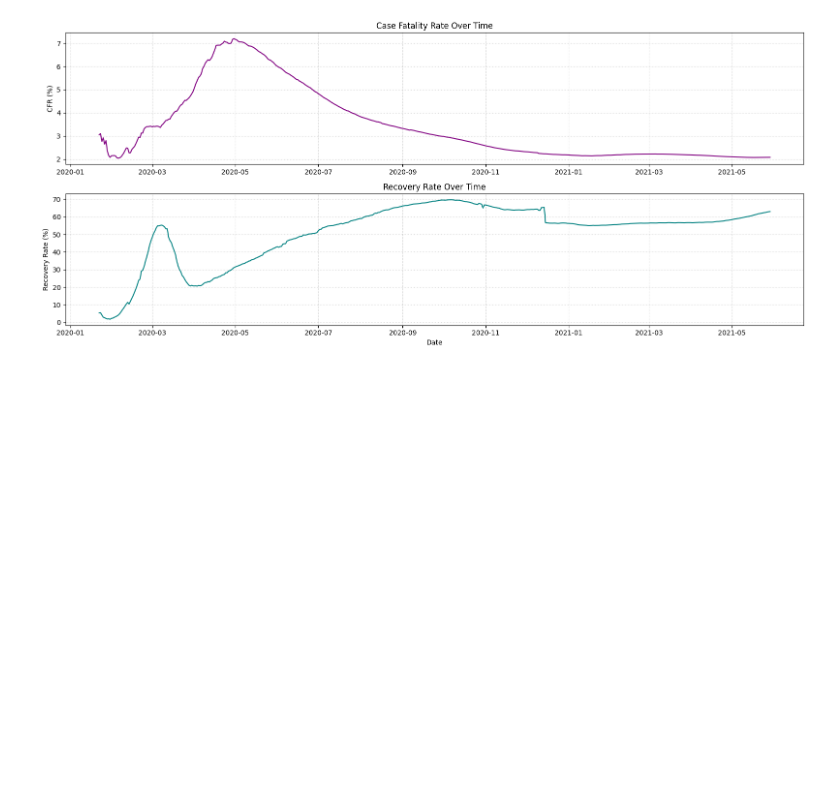
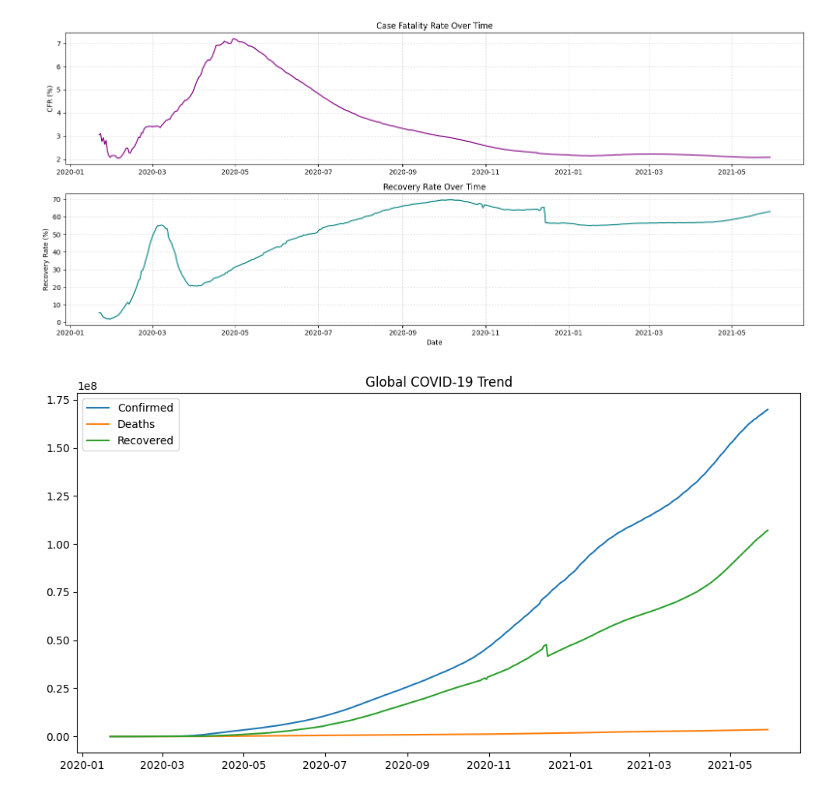
Before and after one commit to LanaCoded/data-analysis-, a Jupyter notebook: Covid19.ipynb, the cells around one changed output. Cells and saved outputs as stored; diff of their text form; code cells hidden in the pictures; blank space fills up the shorter version.

```diff
--- a/Covid19.ipynb
+++ b/Covid19.ipynb
@@ -482,3 +318,23 @@ plt.tight_layout()
 plt.show()
 # %% [output]
 [figure]
+# %%
+daily_summary = data.groupby('ObservationDate')[['Confirmed', 'Deaths', 'Recovered']].sum().reset_index()
+
+plt.figure(figsize=(12, 6))
+plt.plot(daily_summary['ObservationDate'], daily_summary['Confirmed'], label='Confirmed')
+plt.plot(daily_summary['ObservationDate'], daily_summary['Deaths'], label='Deaths')
+plt.plot(daily_summary['ObservationDate'], daily_summary['Recovered'], label='Recovered')
+plt.title('Global COVID-19 Trend')
+plt.legend()
+plt.show()
+
+# Geographic Heatmap approach
+import plotly.express as px
+
+fig = px.choropleth(data.groupby('Country/Region')['Confirmed'].max().reset_index(),
+                    locations='Country/Region', locationmode='country names',
+                    color='Confirmed', title='Global Infection Heatmap')
+fig.show()
+# %% [output]
+[figure, added]
```
Also changed, not shown: parts of 12 cells of this notebook.
